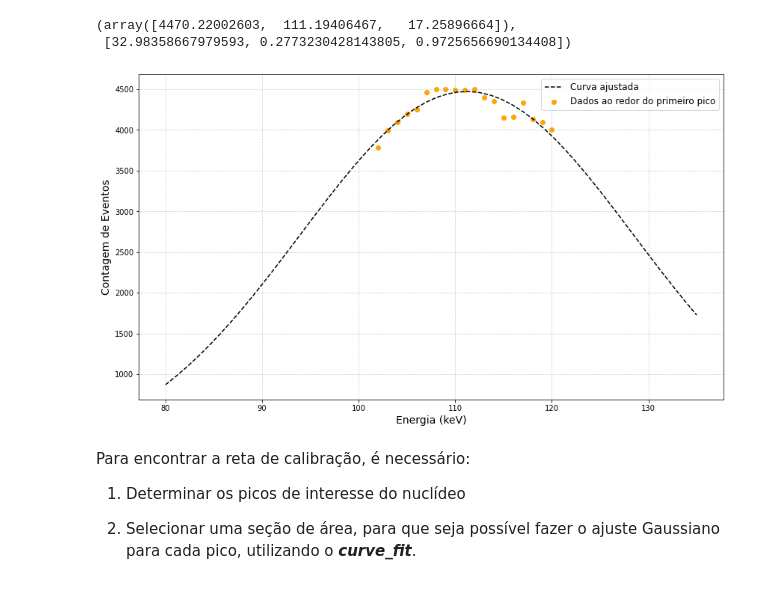
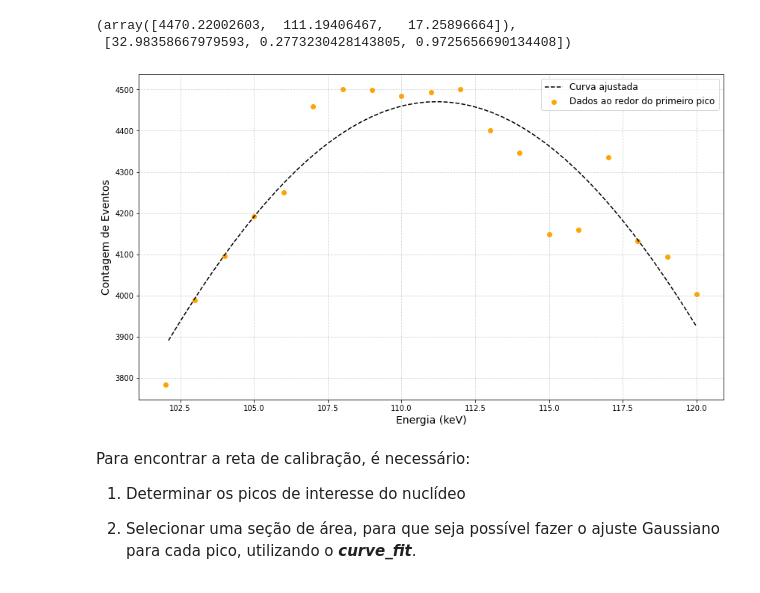
Before and after one commit to goulartsursula/DisciplinasUERJ, a Jupyter notebook: Estrutura da Materia 3/EspectroscopiaGama.ipynb, the cells around one changed output. Drawn from its saved outputs; the diff is of its cells as text; code cells hidden in the pictures.

```diff
--- a/Estrutura da Materia 3/EspectroscopiaGama.ipynb
+++ b/Estrutura da Materia 3/EspectroscopiaGama.ipynb
@@ -72,16 +72,16 @@ poptBack, errorBack
 # %%
 fig = plt.subplots(figsize=(14,8))
 
-x_Back = np.linspace(80, 135)
+x_Back = np.linspace(102.1, 120)
 plt.plot(x_Back, GaussBack(x_Back, *poptBack), linestyle='--', c='black', label='Curva ajustada')
 plt.scatter(dataBack_peak['Chan'], dataBack_peak['Counts'], c='orange', label='Dados ao redor do primeiro pico')
 plt.xlabel('Energia (keV)', fontsize='14')
 plt.ylabel('Contagem de Eventos', fontsize='14')
 plt.legend(fontsize='12')
 plt.savefig('PeakFit_Back.png', transparent = True)
 plt.grid(linestyle='dotted')
 # %% [output]
-[figure, old version]
+[figure, new version]
 # %% [markdown]
 Para encontrar a reta de calibração, é necessário:
 
```
